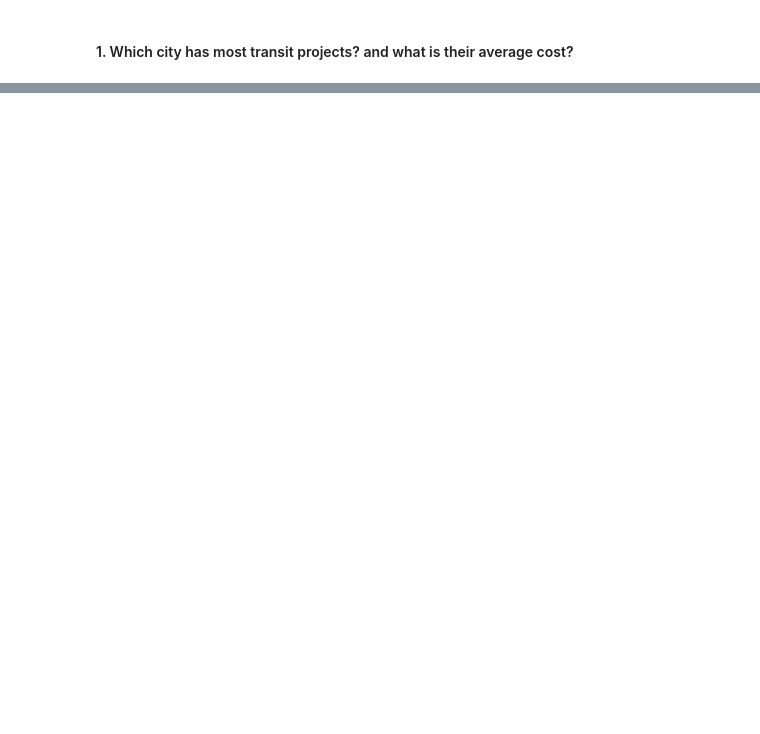
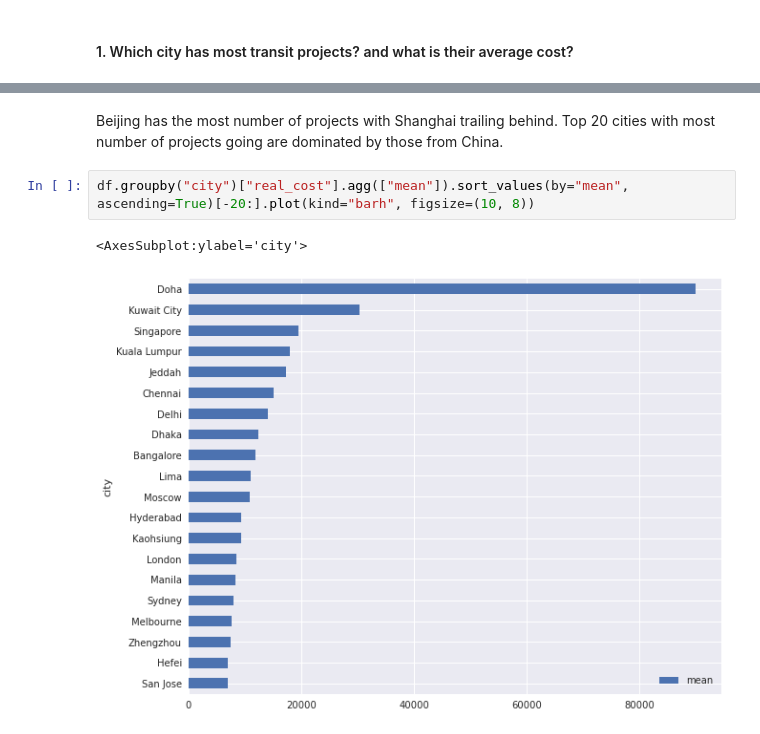
Before and after one commit to txnguyen292/tidyTuesday_transitCost, a Jupyter notebook: notebook/EDA.ipynb, the cells around one changed output, grey strips where cells are left out. Drawn from its saved outputs; the diff is of its cells as text; blank space fills up the shorter version.

```diff
--- a/notebook/EDA.ipynb
+++ b/notebook/EDA.ipynb
@@ -350,0 +300,7 @@ df.tail(7)
+# %% [markdown]
+Beijing has the most number of projects with Shanghai trailing behind. Top 20 cities with most number of projects going are dominated by those from China.
+# %%
+df.groupby("city")["real_cost"].agg(["mean"]).sort_values(by="mean", ascending=True)[-20:].plot(kind="barh", figsize=(10, 8))
+# %% [output]
+<AxesSubplot:ylabel='city'>
+[figure, added]
```
Also changed, not shown: parts of 32 cells of this notebook, 1 other file.
